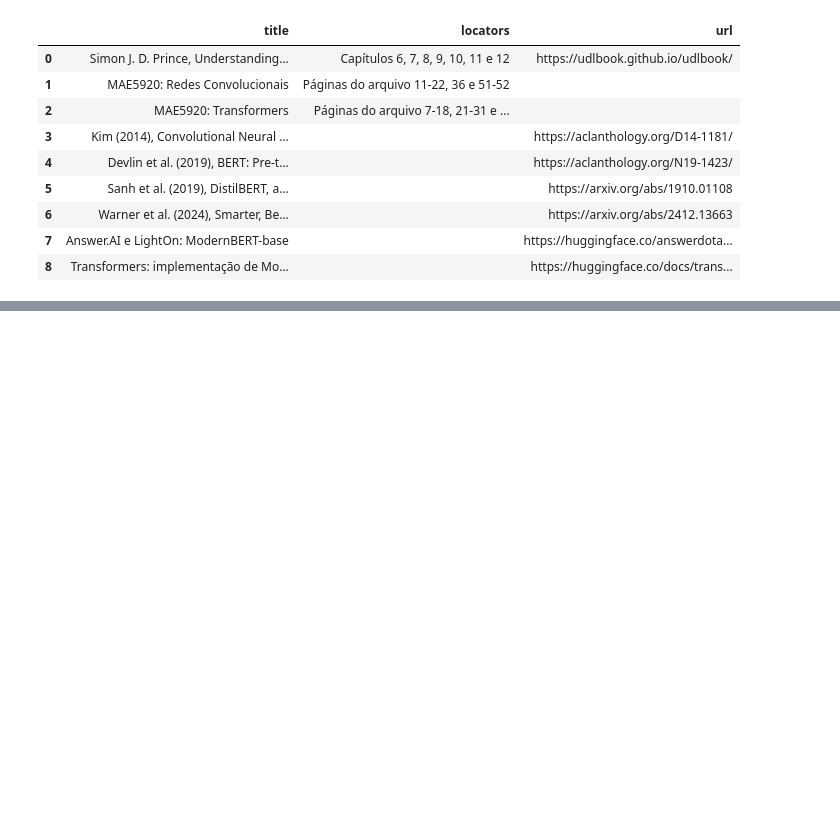
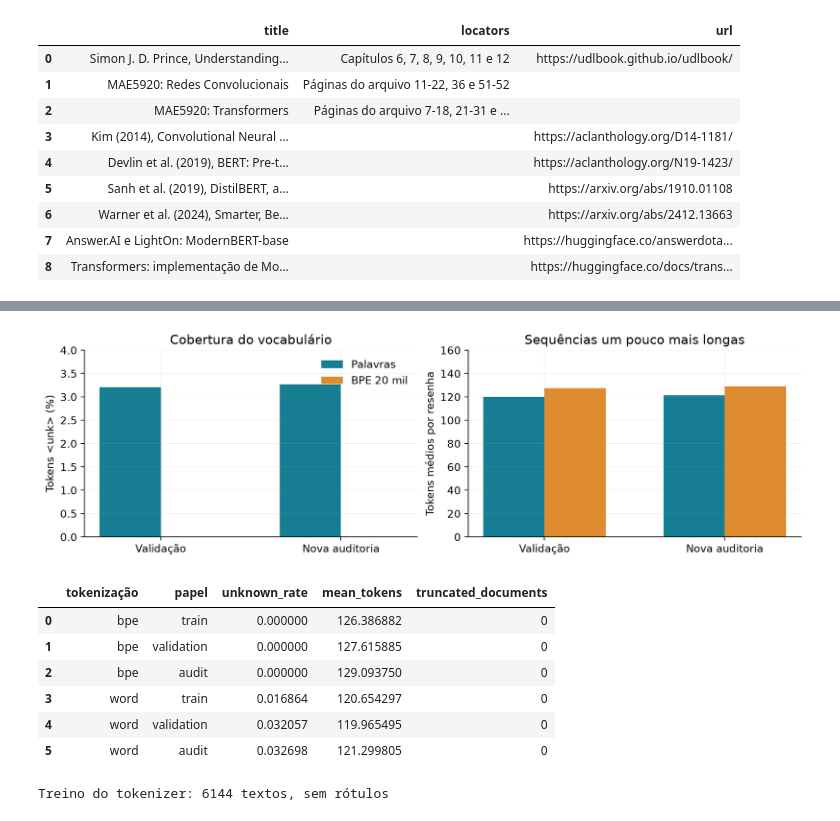
Before and after one commit to costaleirbag/projeto-mae5920, a Jupyter notebook: notebooks/cnn_encoders.ipynb, the cells around one changed output, grey strips where cells are left out. Saved outputs shown, nothing was run; the diff lists cells and outputs as text; code cells hidden in the pictures; blank space fills up the shorter version.

Commit message:
Compara palavras e BPE na TextCNN e amplia materiais didáticos

```diff
--- a/notebooks/cnn_encoders.ipynb
+++ b/notebooks/cnn_encoders.ipynb
@@ -281,0 +286,13 @@ display(pd.DataFrame(read_json(ROOT / 'docs/REFERENCIAS_SEQUENCIAS.json')['refer
+# %%
+from tokenizers import Tokenizer
+from imdb_lab.bpe_study import canonicalize, metrics
+from imdb_lab.bpe_report import merge_trace
+BP = ROOT / 'results/bpe'
+bs = read_json(BP / 'summary.json')
+tok = Tokenizer.from_file(str(BP / 'tokenizer.json'))
+text = "The movie wasn't good! The pallbearer was unwatchable."
+print('Texto:', text)
+print('Normalizado:', canonicalize(text))
+print('BPE:', tok.encode(canonicalize(text)).tokens)
+display(pd.DataFrame(bs['examples'])[['word','word_tokens','bpe_tokens']])
+display(pd.DataFrame(merge_trace('pallbearer', tok)))
@@ -281,0 +321,14 @@ display(pd.DataFrame(read_json(ROOT / 'docs/REFERENCIAS_SEQUENCIAS.json')['refer
+# %%
+display(Image(filename=str(BP / 'figures/coverage_lengths.png')))
+display(pd.DataFrame([{'tokenização': k, 'papel': role, **stats} for k,roles in bs['tokenization'].items() for role,stats in roles.items()])[['tokenização','papel','unknown_rate','mean_tokens','truncated_documents']])
+print('Treino do tokenizer:', bs['tokenizer_training']['documents'], 'textos, sem rótulos')
+# %% [output]
+[figure, added]
+|  | tokenização | papel | unknown_rate | mean_tokens | truncated_documents |
+| 0 | bpe | train | 0.000000 | 126.386882 | 0 |
+| 1 | bpe | validation | 0.000000 | 127.615885 | 0 |
+| 2 | bpe | audit | 0.000000 | 129.093750 | 0 |
+| 3 | word | train | 0.016864 | 120.654297 | 0 |
+| 4 | word | validation | 0.032057 | 119.965495 | 0 |
+| 5 | word | audit | 0.032698 | 121.299805 | 0 |
+Treino do tokenizer: 6144 textos, sem rótulos
```
Also changed, not shown: parts of 7 cells of this notebook, 56 other files.
